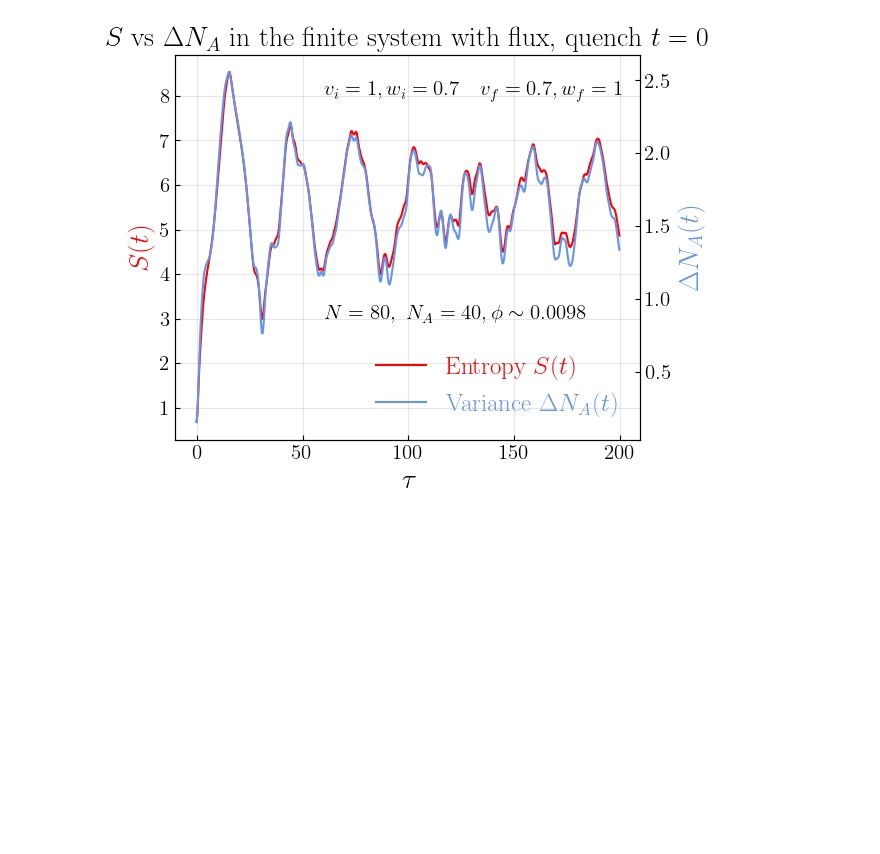
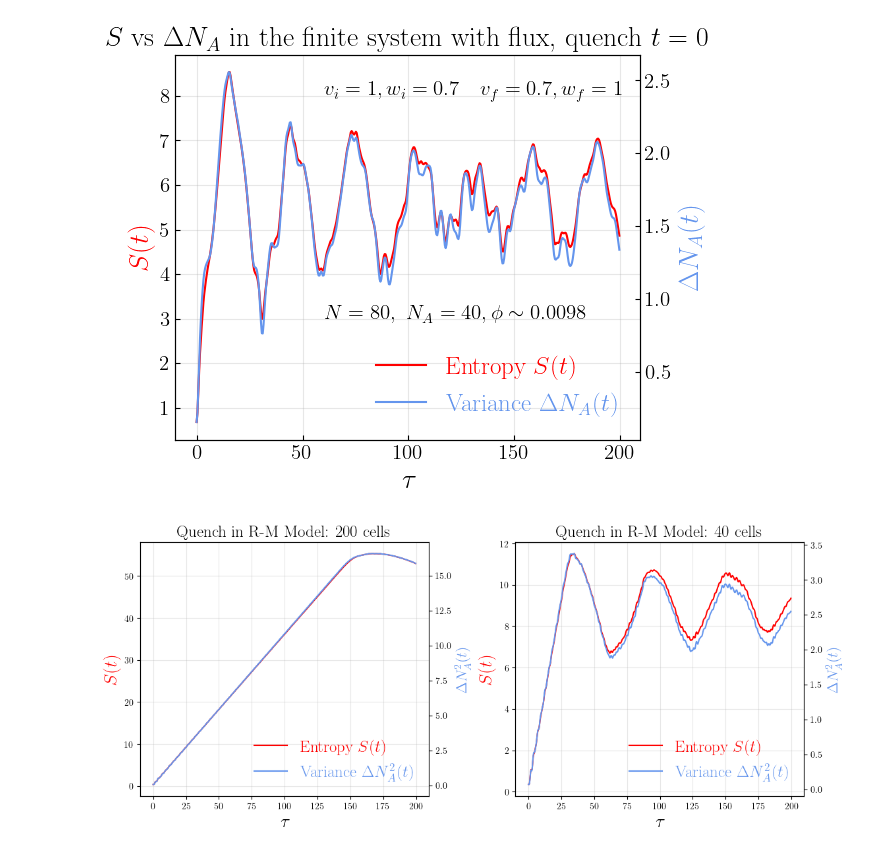
Before and after one commit to artalink7/SSH-Analysis, a Jupyter notebook: plot/plots.ipynb, the cells around one changed output. Drawn from its saved outputs; the diff is of its cells as text; code cells hidden in the pictures; blank space fills up the shorter version.

Commit message:
add quench scripts and plots

```diff
--- a/plot/plots.ipynb
+++ b/plot/plots.ipynb
@@ -1373,3 +1590,7 @@ comparison_data_entropy_vs_var_quench_1()
 comparison_data_entropy_vs_var_quench_flux()
 # %% [output]
 [figure]
+# %%
+plot_quench_RM_40cells_and_200cells()
+# %% [output]
+[figure, added]
```
Also changed, not shown: parts of 8 cells of this notebook, 2 other files.
